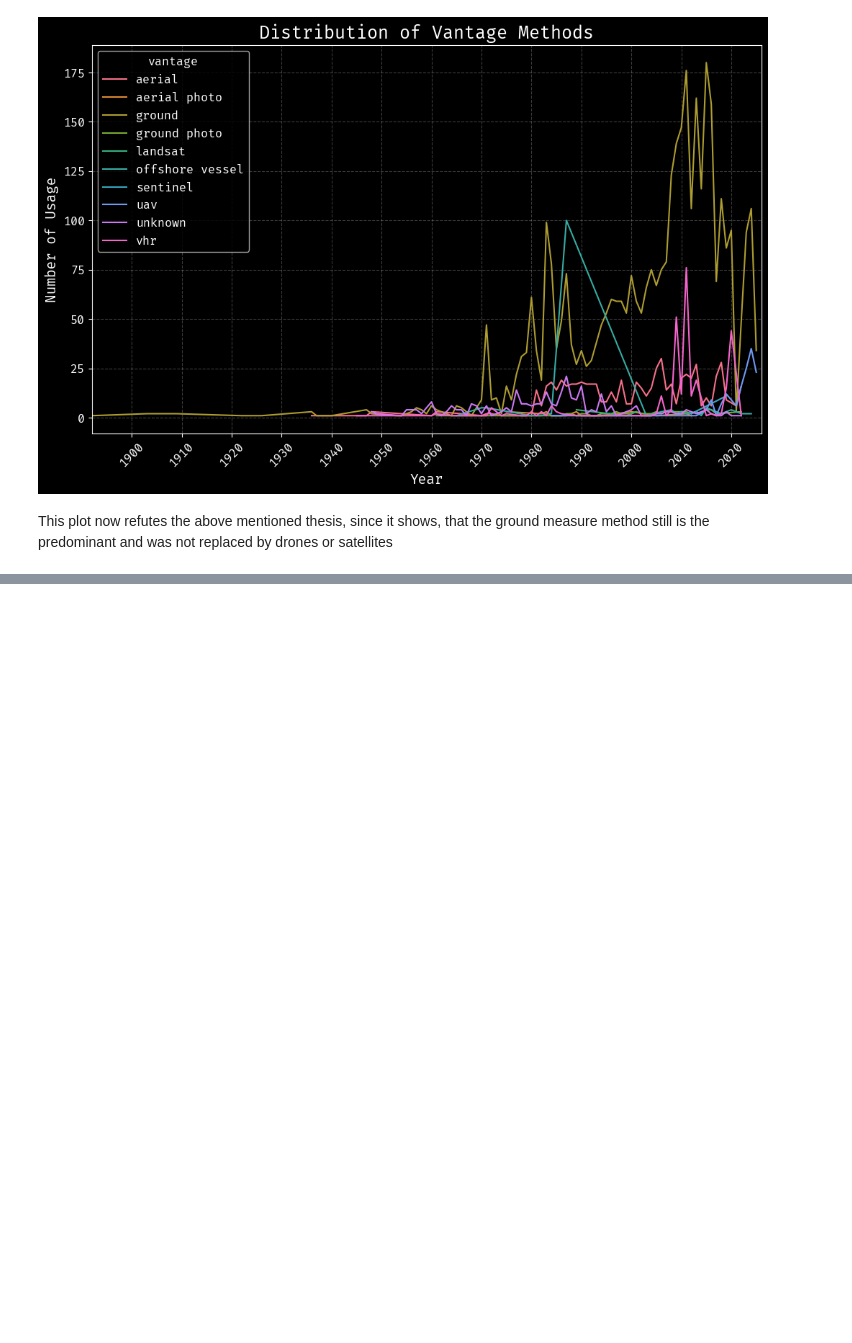
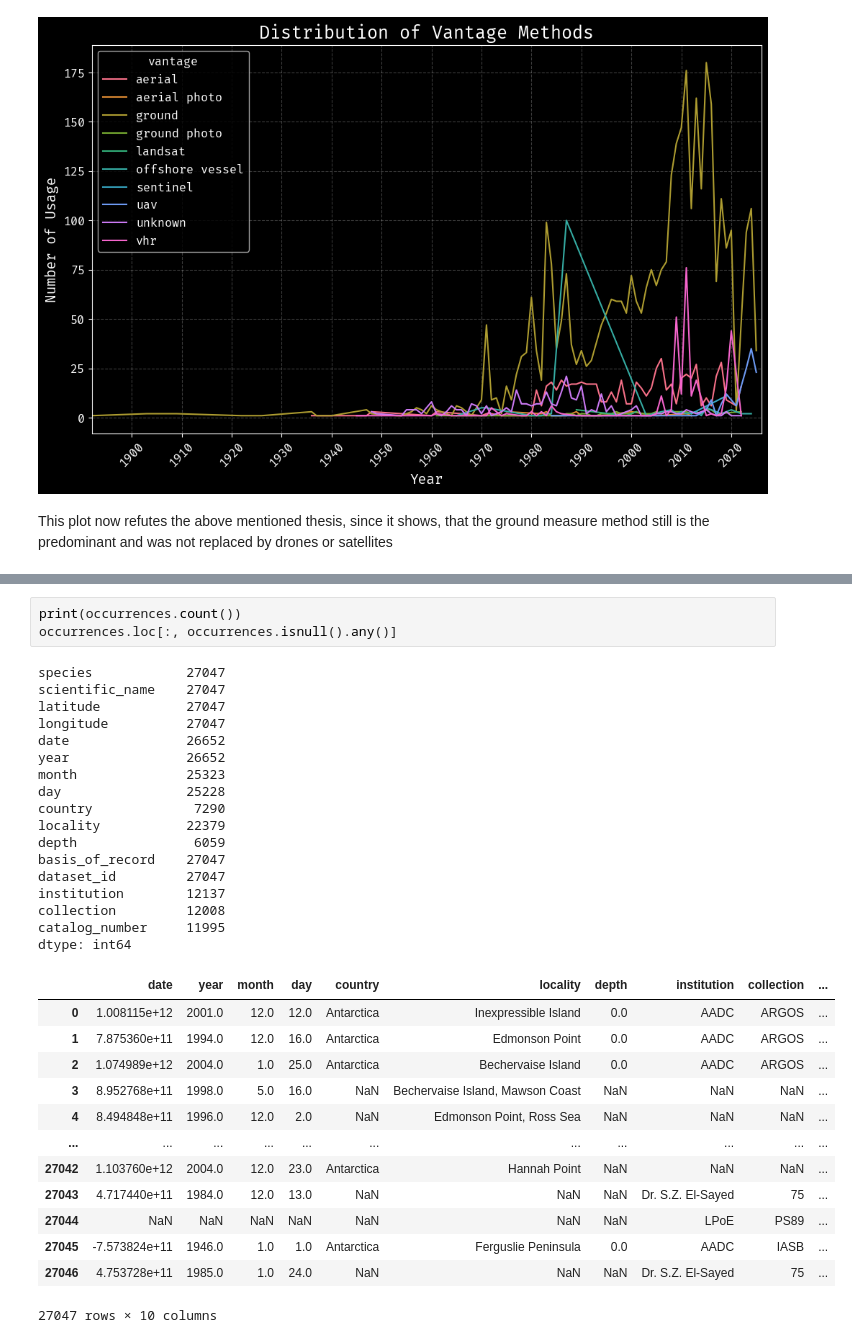
Before and after one commit to MGnified/EDA_antarctic_penguins, a Jupyter notebook: EDA.ipynb, the cells around one changed output, grey strips where cells are left out. Drawn from its saved outputs; the diff is of its cells as text; blank space fills up the shorter version.

```diff
--- a/EDA.ipynb
+++ b/EDA.ipynb
@@ -266,0 +279,34 @@ This plot now refutes the above mentioned thesis, since it shows, that the groun
+# %%
+print(occurrences.count())
+occurrences.loc[:, occurrences.isnull().any()]
+# %% [output]
+species            27047
+scientific_name    27047
+latitude           27047
+longitude          27047
+date               26652
+year               26652
+month              25323
+day                25228
+country             7290
+locality           22379
+depth               6059
+basis_of_record    27047
+dataset_id         27047
+institution        12137
+collection         12008
+catalog_number     11995
+dtype: int64
+|  | date | year | month | day | country | locality | depth | institution | collection | ... |
+| 0 | 1.008115e+12 | 2001.0 | 12.0 | 12.0 | Antarctica | Inexpressible Island | 0.0 | AADC | ARGOS | ... |
+| 1 | 7.875360e+11 | 1994.0 | 12.0 | 16.0 | Antarctica | Edmonson Point | 0.0 | AADC | ARGOS | ... |
+| 2 | 1.074989e+12 | 2004.0 | 1.0 | 25.0 | Antarctica | Bechervaise Island | 0.0 | AADC | ARGOS | ... |
+| 3 | 8.952768e+11 | 1998.0 | 5.0 | 16.0 | NaN | Bechervaise Island, Mawson Coast | NaN | NaN | NaN | ... |
+| 4 | 8.494848e+11 | 1996.0 | 12.0 | 2.0 | NaN | Edmonson Point, Ross Sea | NaN | NaN | NaN | ... |
+| ... | ... | ... | ... | ... | ... | ... | ... | ... | ... | ... |
+| 27042 | 1.103760e+12 | 2004.0 | 12.0 | 23.0 | Antarctica | Hannah Point | NaN | NaN | NaN | ... |
+| 27043 | 4.717440e+11 | 1984.0 | 12.0 | 13.0 | NaN | NaN | NaN | Dr. S.Z. El-Sayed | 75 | ... |
+| 27044 | NaN | NaN | NaN | NaN | NaN | NaN | NaN | LPoE | PS89 | ... |
+| 27045 | -7.573824e+11 | 1946.0 | 1.0 | 1.0 | Antarctica | Ferguslie Peninsula | 0.0 | AADC | IASB | ... |
+| 27046 | 4.753728e+11 | 1985.0 | 1.0 | 24.0 | NaN | NaN | NaN | Dr. S.Z. El-Sayed | 75 | ... |
+27047 rows × 10 columns
```
Also changed, not shown: parts of 10 cells of this notebook, 1 other file.
